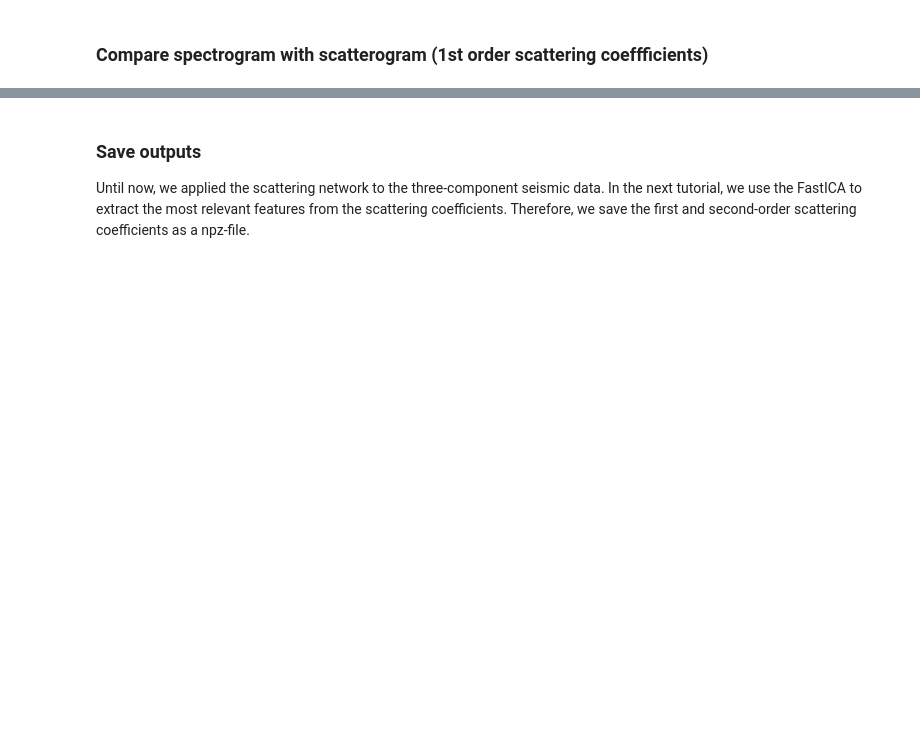
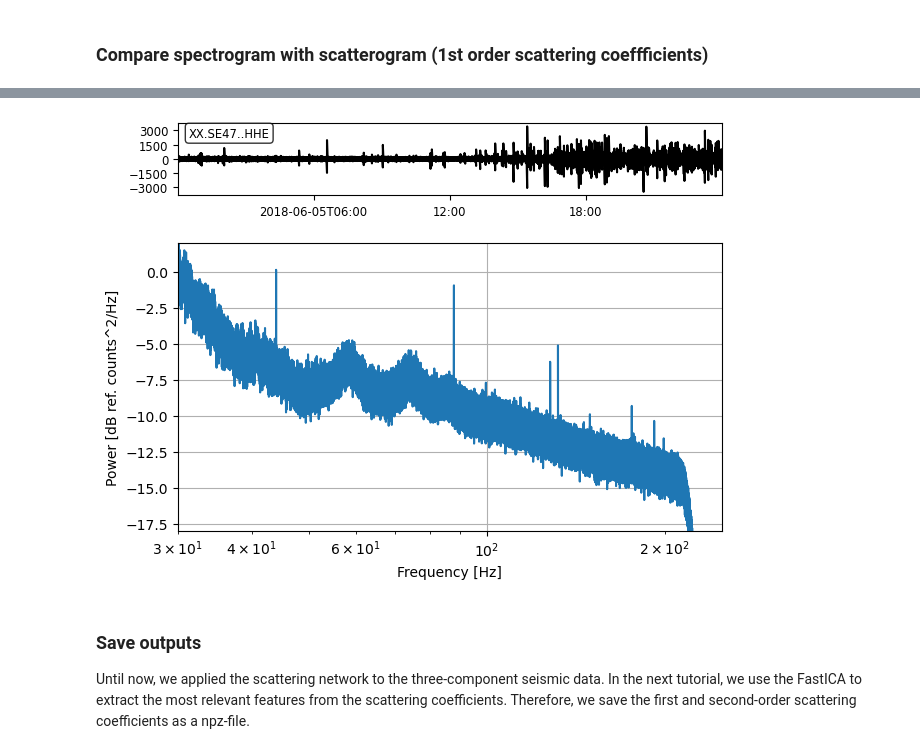
Before and after one commit to tbartholomaus/scatseisnet, a Jupyter notebook: GL_example/2_transformation.ipynb, the cells around one changed output, grey strips where cells are left out. Cells and saved outputs as stored; diff of their text form; code cells hidden in the pictures; blank space fills up the shorter version.

```diff
--- a/GL_example/2_transformation.ipynb
+++ b/GL_example/2_transformation.ipynb
@@ -281,30 +300,36 @@ TypeError: slice indices must be integers or None or have an __index__ method
 # %%
+from scipy import signal
 
 #%% Calculate the spectra of a segment of data.
-num_welch_segs = 8
+num_welch_segs = 48
 
 freqs, power = signal.welch(tr.data, fs=tr.stats.sampling_rate, window='hann',
              nperseg=tr.stats.npts/num_welch_segs, noverlap=None, nfft=None,
              detrend='linear', return_onesided=True,
              scaling='density', axis=-1, average='mean')
 power_db = 10 * np.log10(power) # dB
 
 
 fig, ax = plt.subplots(num=3, clear=True)
 tr.plot(fig=fig)
 
 ax_spec = fig.axes[0]
 ax_spec.set_position([.1, .1, .85, .6 ])
 wv_spec = fig.axes[1]
 wv_spec.set_position([.1, .8, .85, .15 ])
 # freqs, power = signal.periodogram(data, fs=sample_rate, window='hanning',
                                   # nfft=NFFT)
 ax_spec.plot(freqs, power_db)
 ax_spec.set_xscale('log')
 ax_spec.set_xlabel('Frequency [Hz]')
 ax_spec.set_ylabel('Power [dB ref. counts^2/Hz]')
-ax_spec.set_ylim(-40, 60)
+ax_spec.set_ylim(-40, 40)
+# ax_spec.set_xlim(.05, 250)
+ax_spec.set_ylim(-18, 2)
+ax_spec.set_xlim(30, 250)
 ax_spec.grid()
+# %% [output]
+[figure, added]
 # %% [markdown]
 ### Save outputs
 
```
Also changed, not shown: parts of 5 cells of this notebook, 24 other files.
